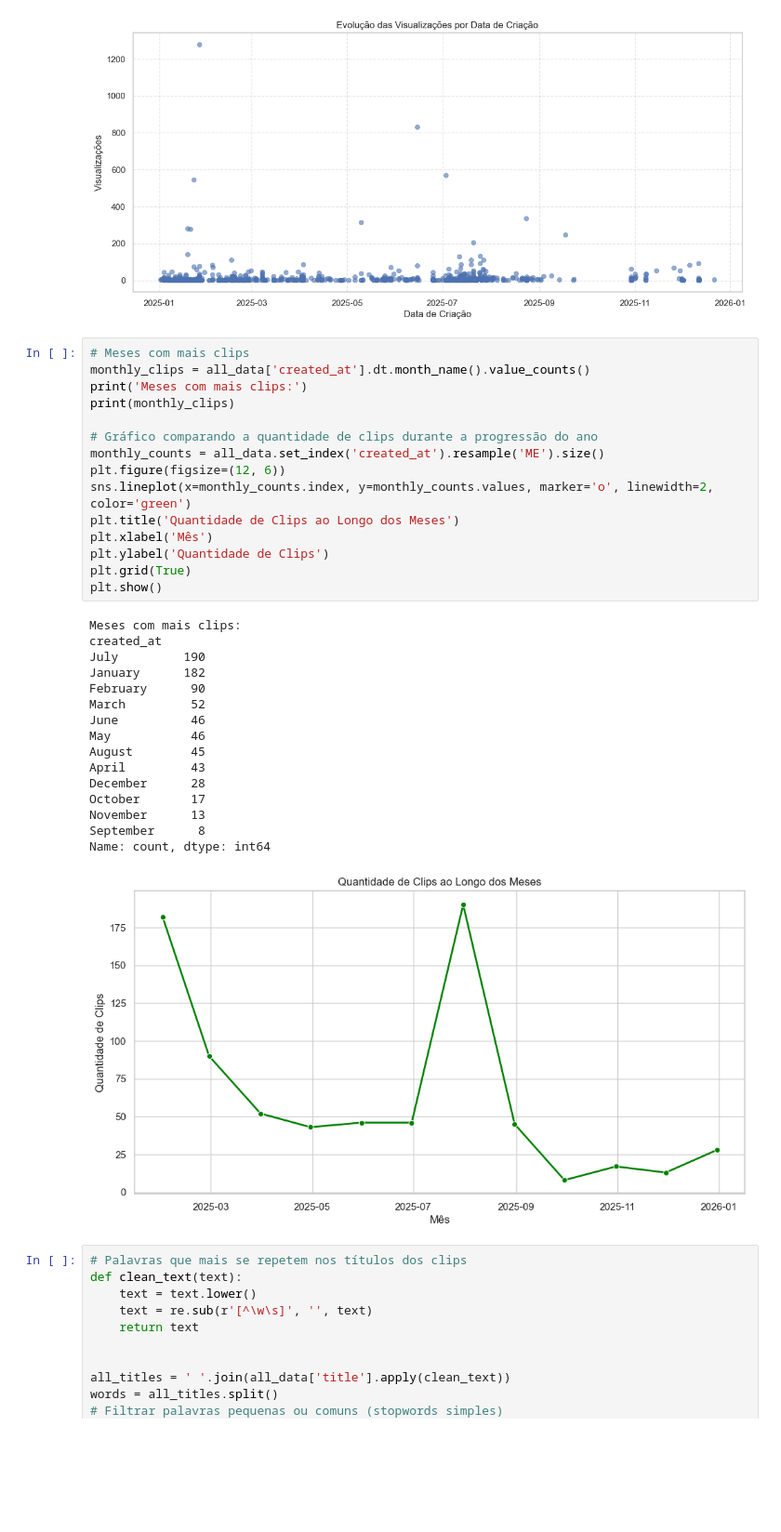
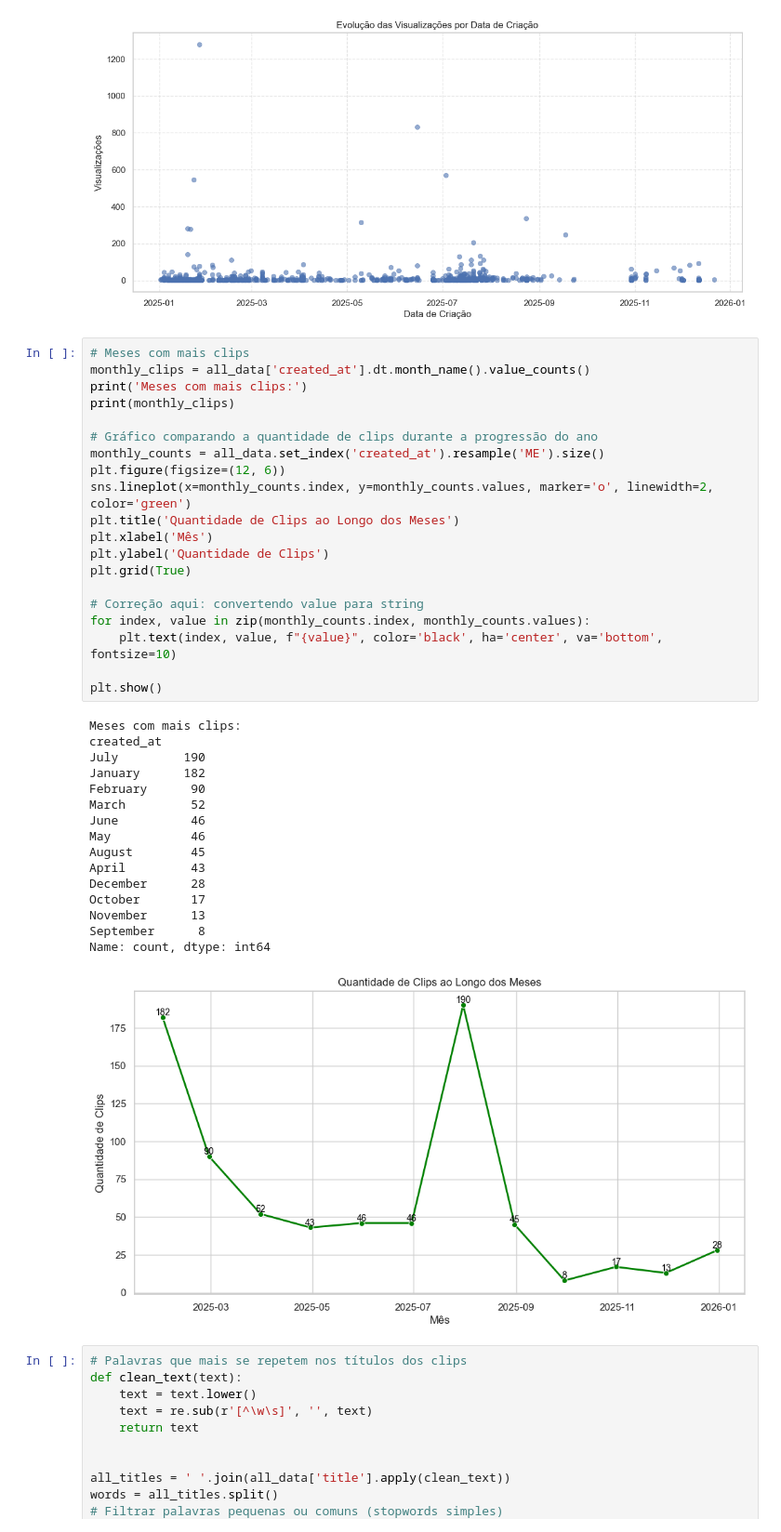
Before and after one commit to gabriersdev/battle-tube-2-analysis, a Jupyter notebook: Main.ipynb, the cells around one changed output. Shown at 93% size. Saved outputs shown, nothing was run; the diff lists cells and outputs as text; blank space fills up the shorter version.

```diff
--- a/Main.ipynb
+++ b/Main.ipynb
@@ -225,34 +225,39 @@ Name: view_count, dtype: float64
 # Meses com mais clips
 monthly_clips = all_data['created_at'].dt.month_name().value_counts()
 print('Meses com mais clips:')
 print(monthly_clips)
 
 # Gráfico comparando a quantidade de clips durante a progressão do ano
 monthly_counts = all_data.set_index('created_at').resample('ME').size()
 plt.figure(figsize=(12, 6))
 sns.lineplot(x=monthly_counts.index, y=monthly_counts.values, marker='o', linewidth=2, color='green')
 plt.title('Quantidade de Clips ao Longo dos Meses')
 plt.xlabel('Mês')
 plt.ylabel('Quantidade de Clips')
 plt.grid(True)
+
+# Correção aqui: convertendo value para string
+for index, value in zip(monthly_counts.index, monthly_counts.values):
+    plt.text(index, value, f"{value}", color='black', ha='center', va='bottom', fontsize=10)
+
 plt.show()
 # %% [output]
 Meses com mais clips:
 created_at
 July         190
 January      182
 February      90
 March         52
 June          46
 May           46
 August        45
 April         43
 December      28
 October       17
 November      13
 September      8
 Name: count, dtype: int64
-[figure, old version]
+[figure, new version]
 # %%
 # Palavras que mais se repetem nos títulos dos clips
 def clean_text(text):
```
Also changed, not shown: parts of 1 cell of this notebook.
